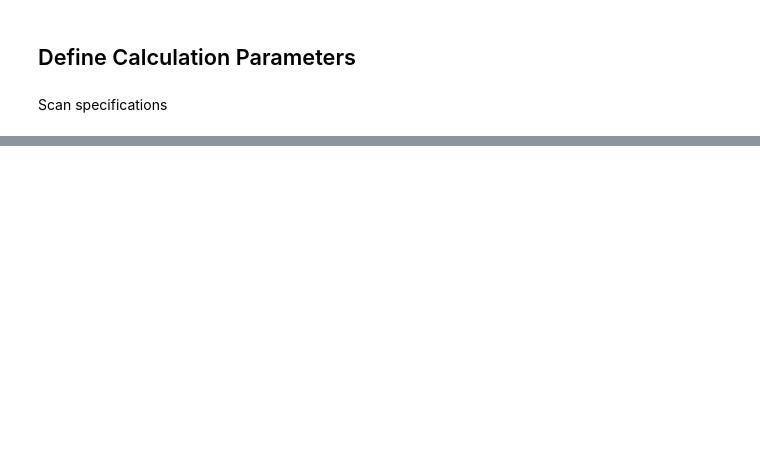
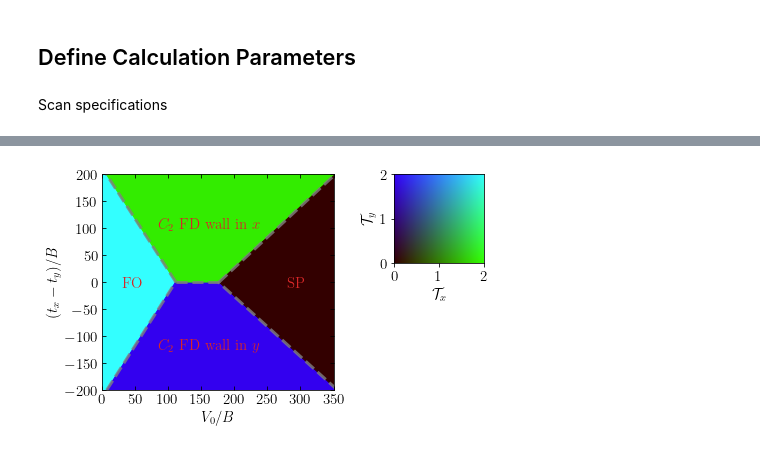
Before and after one commit to Progklui/rotor_lattice_models, a Jupyter notebook: phase_diag.ipynb, the cells around one changed output, grey strips where cells are left out. Saved outputs shown, nothing was run; the diff lists cells and outputs as text; code cells hidden in the pictures; blank space fills up the shorter version.

```diff
--- a/phase_diag.ipynb
+++ b/phase_diag.ipynb
@@ -789,0 +442,91 @@ plt.plot(E_gs[8])
+# %%
+A = 6
+plt.rc('figure', figsize=[46.82 * .5**(.5 * A), 33.11 * .5**(.5 * A)])
+plt.rc('text', usetex=True)
+plt.rc('font', family='serif')
+font_size = 15
+
+fig, ax = plt.subplots()
+#ax.set_aspect("equal")
+
+x = diff_tx_ty.real
+y = V_0_arr[0].real
+p1 = Tx_order.real
+p2 = Ty_order.real
+
+# create a very simple colormap,
+#  mapping parameter 1 to the red channel and
+#          parameter 2 to the blue channel
+green_frac = 0.2
+cmap = lambda p1,p2 : (green_frac, np.abs(p1/2), np.abs(p2/2))
+
+order_p_new = cmap(Tx_order.real, Ty_order.real)
+#print(order_p[0])
+#plt.pcolormesh(order_p[0])
+
+#for i in range(len(x)):
+#    for j in range(len(y)):
+#        circle = matplotlib.patches.Rectangle((y[j], x[i]), 3, 24, color=cmap(p1[i,j],p2[i,j]))
+#        ax.add_artist(circle)
+
+xpoints = [0,x1[0],x1[-1],x2[-1],0] #[0.3,0.6,.5,.4]
+ypoints = [-200,y1[0],y1[-1],y2[-1],200]
+ax.add_patch(matplotlib.patches.Polygon(xy=list(zip(xpoints,ypoints)), fill=True, color=cmap(p1[9,2],p2[9,2]), alpha=1))
+
+xpoints = [x1[0],x1[-1],x3[-1],x3[0]] #[0.3,0.6,.5,.4]
+ypoints = [y1[0],y1[-1],y3[-1],y3[0]]
+ax.add_patch(matplotlib.patches.Polygon(xy=list(zip(xpoints,ypoints)), fill=True, color=cmap(p1[3,35],p2[3,35]), alpha=1))
+
+xpoints = [x2[-1],x2[0],x4[0],x4[-1]] #[0.3,0.6,.5,.4]
+ypoints = [y2[-1],y2[0],y4[0],y4[-1]]
+ax.add_patch(matplotlib.patches.Polygon(xy=list(zip(xpoints,ypoints)), fill=True, color=cmap(p1[13,35],p2[13,35]), alpha=1))
+
+xpoints = [x3[0],x4[0],x4[-1]] #[0.3,0.6,.5,.4]
+ypoints = [y3[0],y4[0],y4[-1]]
+ax.add_patch(matplotlib.patches.Polygon(xy=list(zip(xpoints,ypoints)), fill=True, color=cmap(p1[9,60],p2[9,60]), alpha=1))
+
+plt.plot(x1,y1, linestyle='dashed', color='grey', linewidth=3, alpha=0.8)
+plt.plot(x2,y2, linestyle='dashed', color='grey', linewidth=3, alpha=0.8)
+plt.plot(x3,y3, linestyle='dashed', color='grey', linewidth=3, alpha=0.8)
+plt.plot(x4,y4, linestyle='dashed', color='grey', linewidth=3, alpha=0.8)
+plt.plot(x5,y5, linestyle='dashed', color='grey', linewidth=3, alpha=0.8)
+
+ax.annotate(r'FO', xy=(150, 130), xytext=(30, -10), fontsize=font_size, color='tab:red')
+ax.annotate(r'$C_2$ FD wall in $x$', xy=(150, 130), xytext=(85, 100), fontsize=font_size, color='tab:red')
+ax.annotate(r'$C_2$ FD wall in $y$', xy=(150, 130), xytext=(85, -125), fontsize=font_size, color='tab:red')
+ax.annotate(r'SP', xy=(150, 130), xytext=(280, -10), fontsize=font_size, color='tab:red')
+
+plt.xlim(0,350)
+plt.ylim(-200,200)
+
+plt.xlabel(r'$V_0/B$', fontsize=font_size)
+plt.ylabel(r'$(t_x-t_y)/B$', fontsize=font_size)
+
+plt.xticks(fontsize=font_size)
+plt.yticks(fontsize=font_size)
+
+plt.tick_params(axis='x', direction='in', length=4, top=True)
+plt.tick_params(axis='y', direction='in', length=4, right=True)
+
+plt.tick_params(which='minor', axis='y', direction='in', right=True)
+
+plt.subplots_adjust(left=0.1, right=0.65, top=0.85)
+cax = fig.add_axes([0.75,0.55,0.3,0.3])
+cp1 = np.linspace(0, 1, 100)
+cp2 = np.linspace(0, 1, 100)
+Cp1, Cp2 = np.meshgrid(cp1,cp2)
+C0 = green_frac*np.ones_like(Cp2)
+# make RGB image, p1 to red channel, p2 to blue channel
+Legend = np.dstack((C0,Cp1,Cp2))
+# parameters range between 0 and 1
+cax.imshow(Legend, origin="lower", extent=[0,2,0,2])
+cax.set_xticks([0,1,2], [r'0',r'1',r'2'], fontsize=font_size)
+cax.set_yticks([0,1,2], [r'0',r'1',r'2'], fontsize=font_size)
+cax.set_xlabel(r'$\mathcal{T}_x$', fontsize=font_size)
+cax.set_ylabel(r'$\mathcal{T}_y$', fontsize=font_size)
+#cax.set_title("2D cmap legend", fontsize=10)
+
+plt.savefig('results/phase_diagram/order_parameters_B_1.0.svg')
+plt.show()
+# %% [output]
+[figure, added]
```
Also changed, not shown: parts of 31 cells of this notebook, 3 other files.
